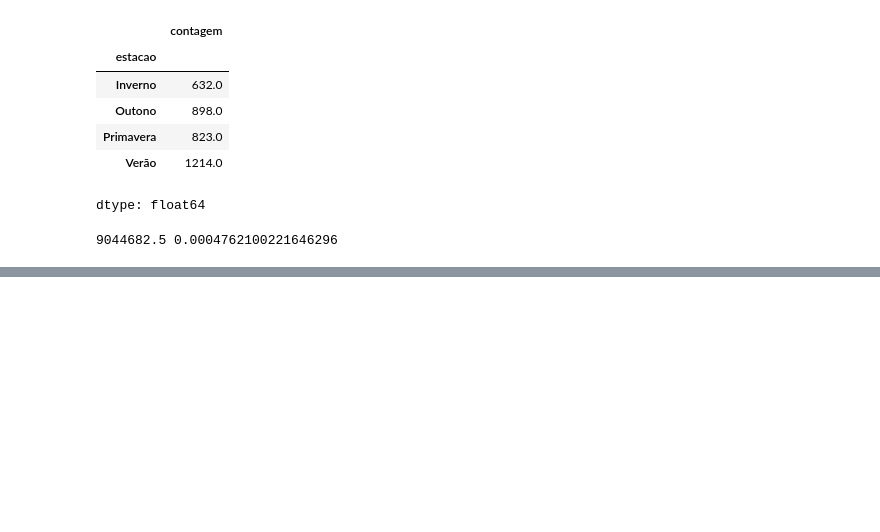
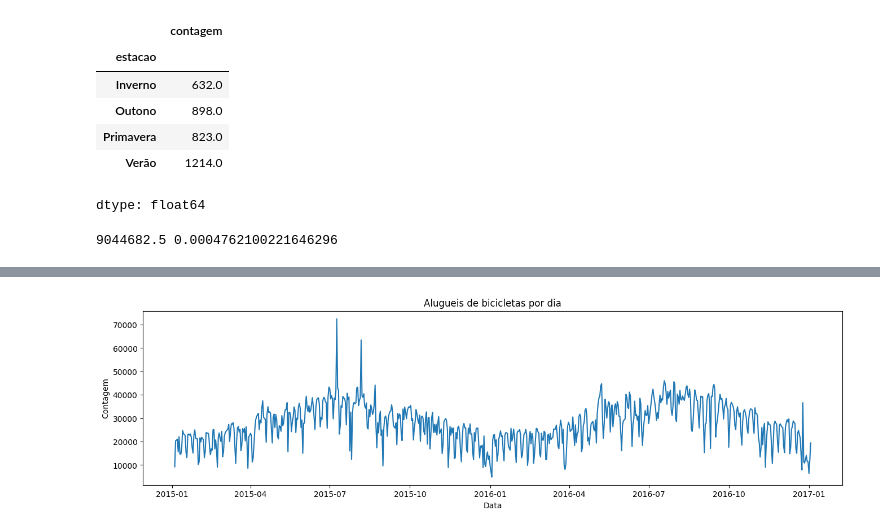
Before and after one commit to lukaswyllis/formacao-data-science, a Jupyter notebook: Curso 5 - Data Science - Analisando e prevendo séries temporais.ipynb, the cells around one changed output, grey strips where cells are left out. Drawn from its saved outputs; the diff is of its cells as text; code cells hidden in the pictures; blank space fills up the shorter version.

```diff
--- a/Curso 5 - Data Science - Analisando e prevendo séries temporais.ipynb
+++ b/Curso 5 - Data Science - Analisando e prevendo séries temporais.ipynb
@@ -302,0 +429,3 @@ nan nan
+# %%
+df_tempo = df_data.groupby('data')['contagem'].sum().reset_index().sort_values(by='data', ascending=True)
+df_tempo.head()
@@ -302,0 +439,9 @@ nan nan
+# %%
+plt.figure(figsize=(16,4))
+sns.lineplot(data=df_tempo, x='data', y='contagem')
+plt.xlabel('Data')
+plt.ylabel('Contagem')
+plt.title('Alugueis de bicicletas por dia')
+plt.show()
+# %% [output]
+[figure, added]
```
Also changed, not shown: parts of 58 cells of this notebook.
